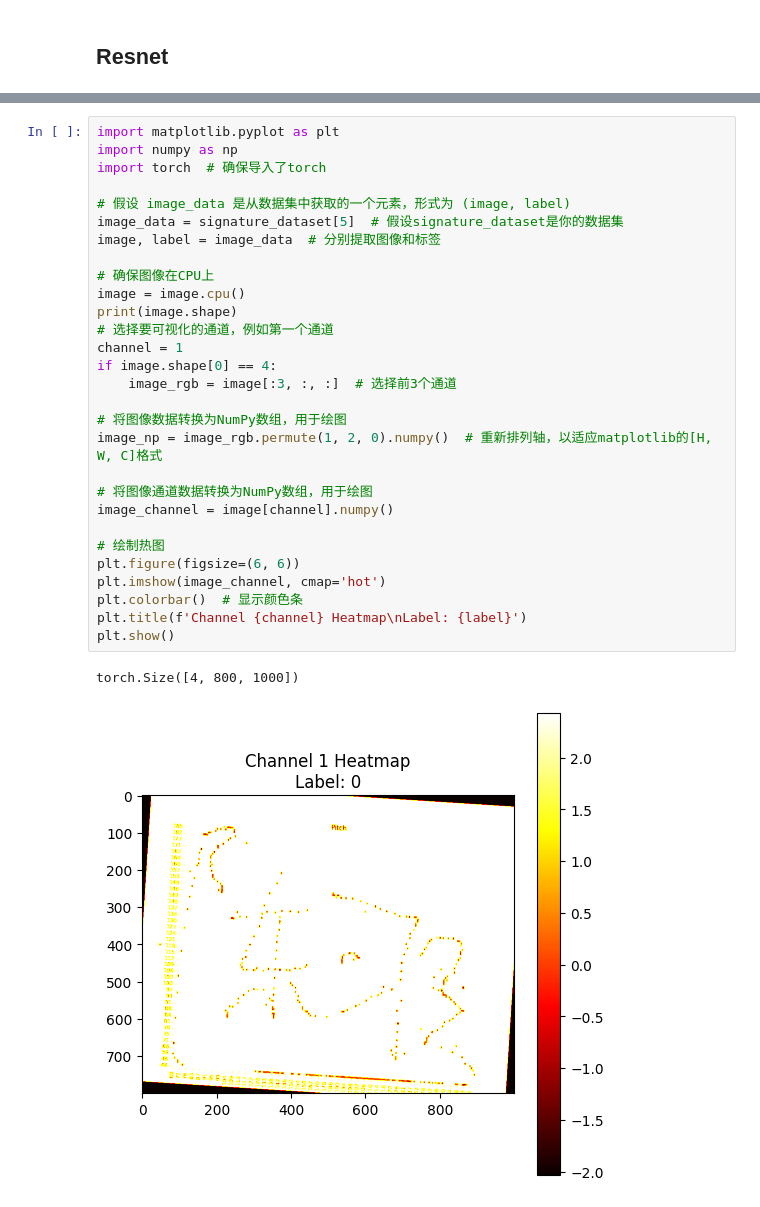
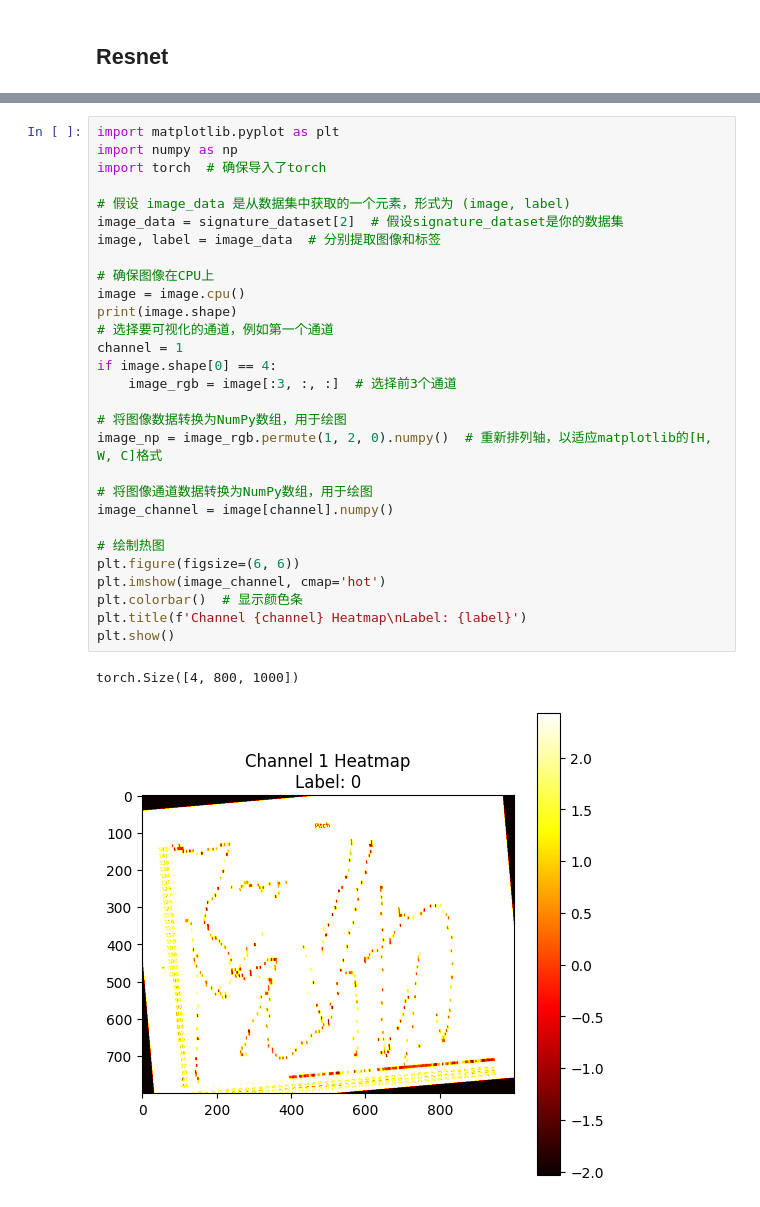
Before and after one commit to Lycho556/AML_LAB, a Jupyter notebook: main.ipynb, the cells around one changed output, grey strips where cells are left out. Drawn from its saved outputs; the diff is of its cells as text.

```diff
--- a/main.ipynb
+++ b/main.ipynb
@@ -412,35 +524,35 @@ OutOfMemoryError: CUDA out of memory. Tried to allocate 144.00 MiB. GPU 0 has a
 # %%
 import matplotlib.pyplot as plt
 import numpy as np
 import torch  # 确保导入了torch
 
 # 假设 image_data 是从数据集中获取的一个元素，形式为 (image, label)
-image_data = signature_dataset[5]  # 假设signature_dataset是你的数据集
+image_data = signature_dataset[2]  # 假设signature_dataset是你的数据集
 image, label = image_data  # 分别提取图像和标签
 
 # 确保图像在CPU上
 image = image.cpu()
 print(image.shape)
 # 选择要可视化的通道，例如第一个通道
 channel = 1
 if image.shape[0] == 4:
     image_rgb = image[:3, :, :]  # 选择前3个通道
 
 # 将图像数据转换为NumPy数组，用于绘图
 image_np = image_rgb.permute(1, 2, 0).numpy()  # 重新排列轴，以适应matplotlib的[H, W, C]格式
 
 # 将图像通道数据转换为NumPy数组，用于绘图
 image_channel = image[channel].numpy()
 
 # 绘制热图
 plt.figure(figsize=(6, 6))
 plt.imshow(image_channel, cmap='hot')
 plt.colorbar()  # 显示颜色条
 plt.title(f'Channel {channel} Heatmap\nLabel: {label}')
 plt.show()
 # %% [output]
 torch.Size([4, 800, 1000])
-[figure, old version]
+[figure, new version]
 # %%
 import torch
 print('CUDA版本:',torch.version.cuda)
```
Also changed, not shown: parts of 6 cells of this notebook, 1 other file.
